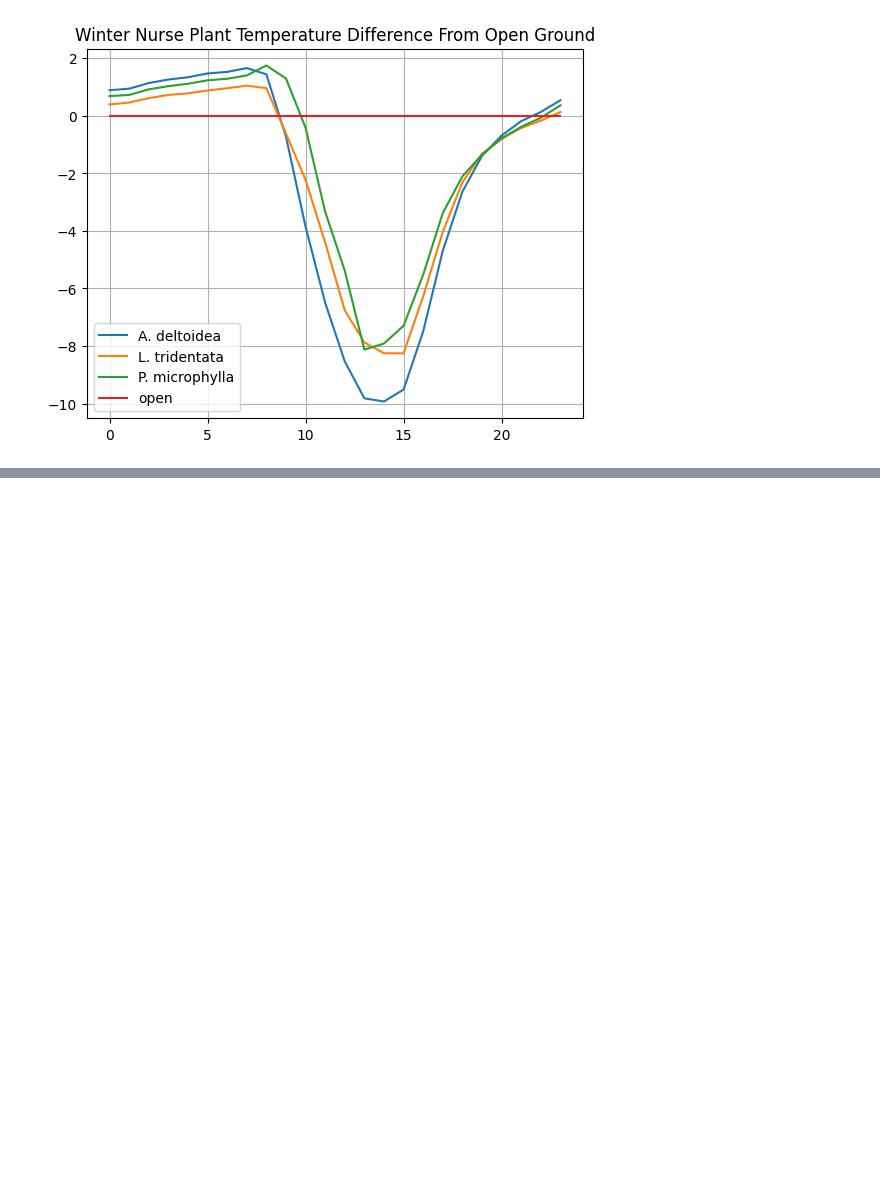
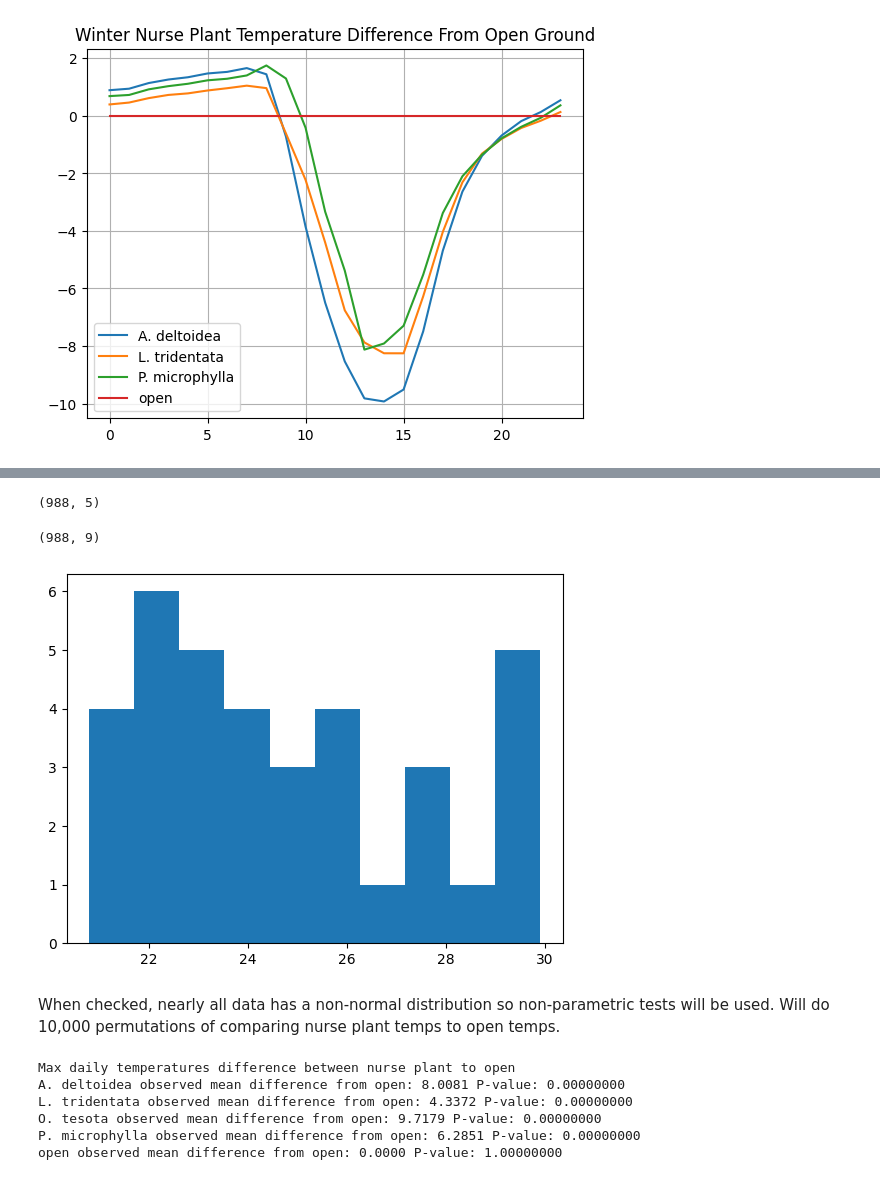
Before and after one commit to haberkornm/Nurse-plant-temperature-microclimates-, a Jupyter notebook: Nurse_plant_analysis.ipynb, the cells around one changed output, grey strips where cells are left out. Drawn from its saved outputs; the diff is of its cells as text; code cells hidden in the pictures; blank space fills up the shorter version.

```diff
--- a/Nurse_plant_analysis.ipynb
+++ b/Nurse_plant_analysis.ipynb
@@ -324,0 +287,45 @@ plt.show()
+# %%
+stats_df = max_df.merge(min_df, left_on = ['plant', 'location', 'day_of_year'], right_on = ['plant', 'location', 'day_of_year'])
+stats_df.shape
+# %% [output]
+(988, 5)
+# %%
+stats_df['temp_range'] = stats_df.max_temp - stats_df.min_temp
+# %%
+open_temps = pd.DataFrame(stats_df[stats_df.plant == 'open'])
+open_temps.rename(columns = {'max_temp' : 'open_max_temp', 'min_temp' : 'open_min_temp', 'temp_range' : 'open_temp_range'}, inplace = True)
+open_temps.drop(columns = 'plant', inplace = True)
+# %%
+stats_df = stats_df.merge(open_temps, on = ['location', 'day_of_year'])
+stats_df.shape
+# %% [output]
+(988, 9)
+# %%
+plt.hist(stats_df[(stats_df.location == 'Cottonwood Creek') & (stats_df.plant == 'A. deltoidea')].min_temp)
+plt.show()
+# %% [output]
+[figure, added]
+# %% [markdown]
+When checked, nearly all data has a non-normal distribution so non-parametric tests will be used.  Will do 10,000 permutations of comparing nurse plant temps to open temps.
+# %%
+print('Max daily temperatures difference between nurse plant to open')
+for i in stats_df.plant.unique():
+    differences = stats_df[stats_df.plant == i]['open_max_temp'] - stats_df[stats_df.plant == i]['max_temp']
+    observed_stat = differences.mean()
+    n_permutations = 10000
+    perm_stats = []
+    for _ in range(n_permutations):
+        signs = np.random.choice([-1, 1], size=len(differences))
+        permuted_diff = differences * signs
+        perm_stats.append(permuted_diff.mean())
+    perm_stats = np.array(perm_stats)
+    #p_value = np.mean(perm_stats >= observed_stat)
+    p_value = np.mean(np.abs(perm_stats) >= np.abs(observed_stat))
+    print(i, f"observed mean difference from open: {observed_stat:.4f}", f"P-value: {p_value:.8f}")
+# %% [output]
+Max daily temperatures difference between nurse plant to open
+A. deltoidea observed mean difference from open: 8.0081 P-value: 0.00000000
+L. tridentata observed mean difference from open: 4.3372 P-value: 0.00000000
+O. tesota observed mean difference from open: 9.7179 P-value: 0.00000000
+P. microphylla observed mean difference from open: 6.2851 P-value: 0.00000000
+open observed mean difference from open: 0.0000 P-value: 1.00000000
```
Also changed, not shown: parts of 18 cells of this notebook.
